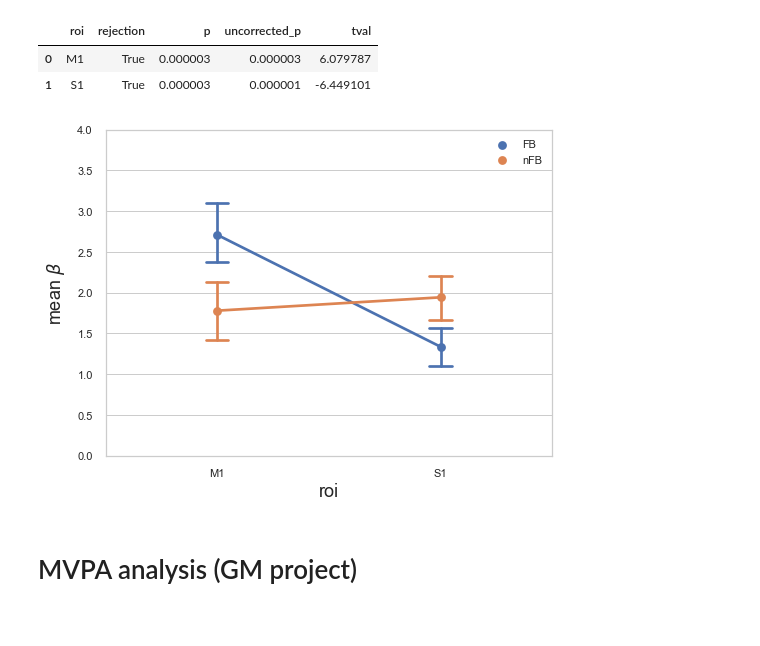
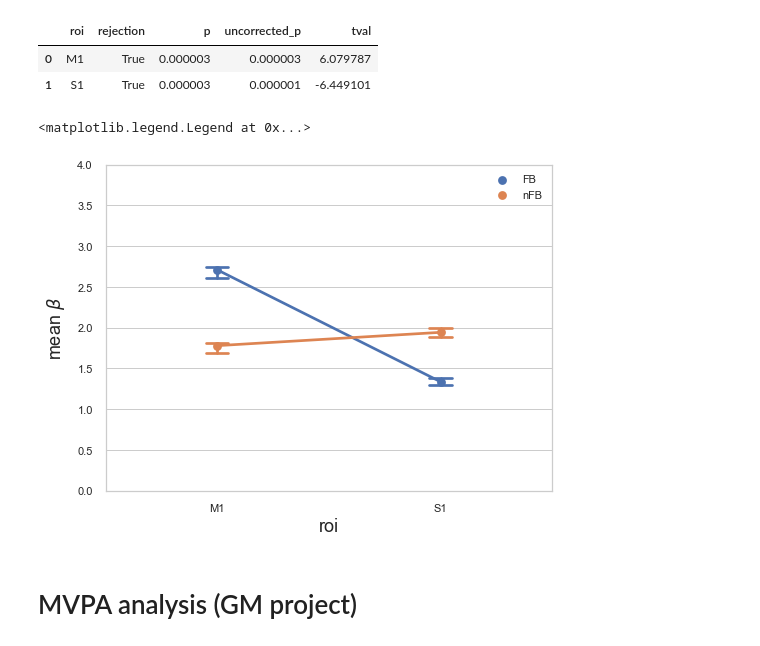
Before and after one commit to psb629/labs, a Jupyter notebook: GL/scripts/fMRI_analysis.ipynb, the cells around one changed output. Drawn from its saved outputs; the diff is of its cells as text; code cells hidden in the pictures.

```diff
--- a/GL/scripts/fMRI_analysis.ipynb
+++ b/GL/scripts/fMRI_analysis.ipynb
@@ -49,6 +49,7 @@ print(subj_list,'\n',len(subj_list))
  24
 # %%
 roi_list = ('M1','S1')
+coord_list = {'M1':(-29,-7,71), 'S1':(-59,-17,55)}
 radius = 3
 # %%
 def fast_masking(epi, roi):
@@ -166,7 +167,7 @@ thsh = 5.6265 # threshold at p = 1.e-5
 nplt.plot_glass_brain(
     img_epi, threshold=thsh, title='GLM: FB-nFB, p = 1.e-5'
     , vmax=10.0, plot_abs=False, cmap='RdBu_r', colorbar=True
-    , output_file=join(script_dir,today+'.GLM.group.png')
+#     , output_file=join(script_dir,today+'.GLM.group.png')
 )
 if os.path.isfile(pname+'.nii.gz'):
     os.system("rm %s.nii.gz"%pname)
@@ -174,12 +175,12 @@ if os.path.isfile(pname+'.nii.gz'):
 nplt.plot_stat_map(
     img_epi, bg_img=img_bg, threshold=thsh, title='sagittal'
     , display_mode='x', cut_coords=range(-60, 1, 10)
-    , output_file=join(script_dir,today+'.slice_sagittal.group.png')
+#     , output_file=join(script_dir,today+'.slice_sagittal.group.png')
 )
 nplt.plot_stat_map(
     img_epi, bg_img=img_bg, threshold=thsh, title='axial'
     , display_mode='z', cut_coords=range(40, 71, 5), annotate=True
-    , output_file=join(script_dir,today+'.slice_axial.group.png')
+#     , output_file=join(script_dir,today+'.slice_axial.group.png')
 )
 # ============================================================================
 ## roi cut_coords
@@ -192,7 +193,8 @@ for roi in roi_list:
     nplt.plot_roi(
         roi_img=img_roi, bg_img=img_bg
         , draw_cross=False, black_bg=False, cmap=cm, title=roi
-        , output_file=join(script_dir,today+'.roi_%s.group.png'%roi)
+        , cut_coords=coord_list[roi]
+#         , output_file=join(script_dir,today+'.roi_%s.group.png'%roi)
     )
 # ============================================================================
 ## masked epi
@@ -200,7 +202,7 @@ img_masked = nilearn.image.math_img(img1=img_tot, img2=img_epi, formula='(img1 >
 nplt.plot_glass_brain(
     img_masked, vmax=10.0, threshold=thsh
     , plot_abs=False, cmap='RdBu_r', colorbar=True, title='masked'
-    , output_file=join(script_dir,today+'.GLM_masked.group.png')
+#     , output_file=join(script_dir,today+'.GLM_masked.group.png')
 )
 # %% [output]
 epi.shape : (96, 114, 96)
@@ -289,22 +300,24 @@ dt
 # %%
 ax = plt.figure(figsize=(8, 6))
 
 plt.style.use('seaborn')
 
 sns.set(style="whitegrid")
 sns.pointplot(x='roi', y='mean', data=df,
-                   ci=sigma_1*100,      # ci=standard error
+                   ci=sigma_1*100/np.sqrt(24),      # ci=standard error
+
                    hue='feed',
                    capsize=.1,
                    markers='o')
 plt.ylim(0,4.)
 plt.ylabel(r'mean $\beta$', fontsize=18, labelpad=10)
 plt.xlabel('roi', size=18)
 # plt.title('srad = %d', size=16)   # radius of a roi sphere
 plt.legend(loc='best')
 # plt.text(1.8, 2.5, 'text', fontsize=20)
-ax.savefig(join(output_dir,today+'.mean_beta.group.srad%d.png'%radius), dpi=300)
+# ax.savefig(join(output_dir,today+'.mean_beta.group.srad%d.png'%radius), dpi=300)
 # %% [output]
+<matplotlib.legend.Legend at 0x...>
-[figure, old version]
+[figure, new version]
 # %% [markdown]
 # MVPA analysis (GM project)
```
Also changed, not shown: parts of 3 cells of this notebook.
